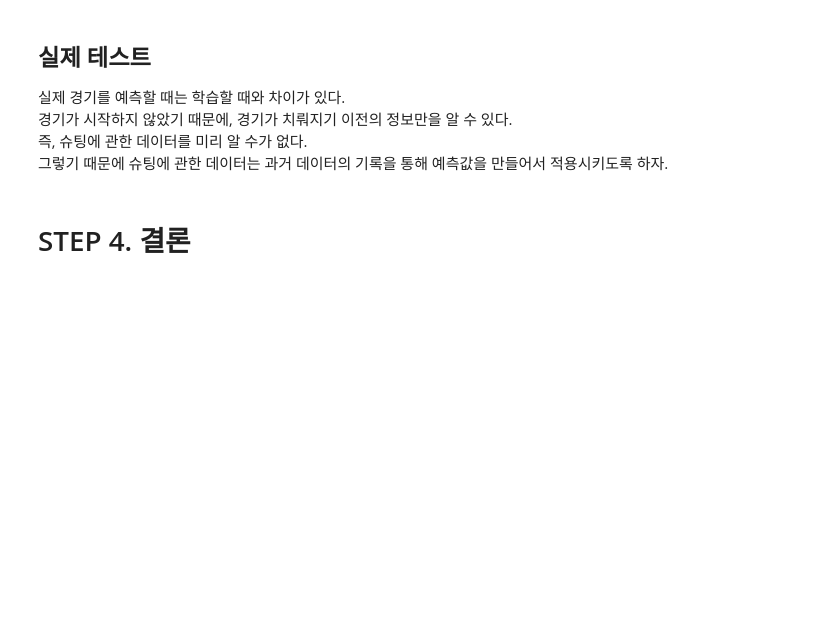
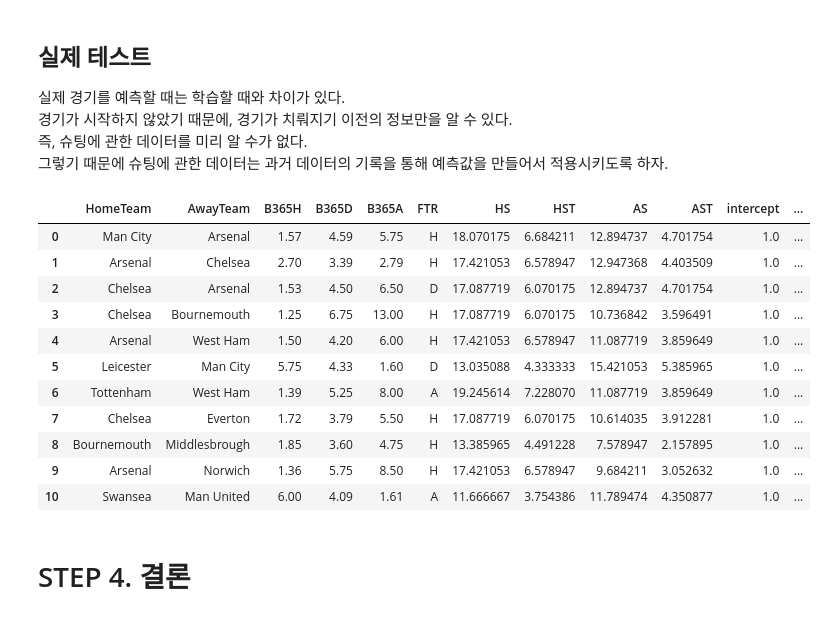
Before and after one commit to sunghoonhong/foot-ball-analysis, a Jupyter notebook: report.ipynb, the cells around one changed output. Cells and saved outputs as stored; diff of their text form; code cells hidden in the pictures; blank space fills up the shorter version.

```diff
--- a/report.ipynb
+++ b/report.ipynb
@@ -68,6 +68,8 @@ df = pd.concat([df1516,df1617,df1718], ignore_index = True)
 df["HTW"] = (df["FTHG"] > df["FTAG"]).astype(int)
 df["HTD"] = (df["FTHG"] == df["FTAG"]).astype(int)
 df["HTL"] = (df["FTHG"] < df["FTAG"]).astype(int)
+
+efldf = pd.read_csv("/Users/heojaewon/football-analysis/eflresult.csv",sep=',',header=0,engine='python',error_bad_lines=False)
 # %%
 matchDf = df[['FTHG', 'FTAG', 'HTHG',
        'HTAG', 'HS', 'AS', 'HST', 'AST', 'HF', 'AF', 'HC',
@@ -136,7 +138,7 @@ s2.columns = ['Team', 'S', 'ST', 'W', 'D', 'L']
 # 모든 게임
 gameDf = pd.concat([s1,s2],ignore_index=True)
 group = gameDf.groupby(gameDf['Team'])
-teamDf = group.mean().reset_index()
+teamDf = group.mean()
 teamDf["SAcc"] = teamDf['ST'] / teamDf['S']
 
 mid = teamDf['W'].quantile(0.5)
@@ -144,7 +146,7 @@ teamDf['Strong'] = teamDf['W'] >= mid
 
 # 홈팀 기준
 group = df[['HomeTeam','HS','HST','HTW','HTD','HTL']].groupby(df['HomeTeam'])
-teamDfHome = group.mean().reset_index()
+teamDfHome = group.mean()
 teamDfHome["HSAcc"] = teamDfHome['HST'] / teamDfHome['HS']
 
 mid = teamDfHome['HTW'].quantile(0.5)
@@ -152,9 +154,9 @@ teamDfHome["Strong"] = teamDfHome['HTW'] >= mid
 
 # 어웨이팀 기준
 group = df[['AwayTeam','AS','AST','HTW','HTD','HTL']].groupby(df['AwayTeam'])
-teamDfAway = group.mean().reset_index()
-teamDfAway.columns = ['AwayTeam','AS','AST','ATL','ATD','ATW']
-teamDfAway = teamDfAway[['AwayTeam','AS','AST','ATW','ATD','ATL']]
+teamDfAway = group.mean()
+teamDfAway.columns = ['AS','AST','ATL','ATD','ATW']
+teamDfAway = teamDfAway[['AS','AST','ATW','ATD','ATL']]
 teamDfAway["ASAcc"] = teamDfAway['AST'] / teamDfAway['AS']
 
 mid = teamDfAway['ATW'].quantile(0.5)
@@ -259,5 +291,41 @@ logistic_predict['HTLp'] = adata["predict"]
 경기가 시작하지 않았기 때문에, 경기가 치뤄지기 이전의 정보만을 알 수 있다.
 즉, 슈팅에 관한 데이터를 미리 알 수가 없다.
 그렇기 때문에 슈팅에 관한 데이터는 과거 데이터의 기록을 통해 예측값을 만들어서 적용시키도록 하자.
+# %%
+hs_dict = teamDfHome['HS'].T.to_dict()
+hst_dict = teamDfHome['HST'].T.to_dict()
+as_dict = teamDfAway['AS'].T.to_dict()
+ast_dict = teamDfAway['AST'].T.to_dict()
+
+efldf['HS'] = efldf['HomeTeam'].map(hs_dict)
+efldf['HST'] = efldf['HomeTeam'].map(hst_dict)
+efldf['AS'] = efldf['AwayTeam'].map(as_dict)
+efldf['AST'] = efldf['AwayTeam'].map(ast_dict)
+efldf['intercept'] = 1.0
+
+efldf["pHTH"] = hresult.predict(efldf[train_cols_h])
+efldf["pHTD"] = dresult.predict(efldf[train_cols_d])
+efldf["pHTA"] = aresult.predict(efldf[train_cols_a])
+
+cases = ['pHTH','pHTD','pHTA']
+guess = efldf[cases].idxmax(axis=1).map(lambda x: x[-1])
+guess
+
+efldf['pHT'] = (efldf['FTR']==guess).astype(int)
+
+efldf
+# %% [output]
+|  | HomeTeam | AwayTeam | B365H | B365D | B365A | FTR | HS | HST | AS | AST | intercept | ... |
+| 0 | Man City | Arsenal | 1.57 | 4.59 | 5.75 | H | 18.070175 | 6.684211 | 12.894737 | 4.701754 | 1.0 | ... |
+| 1 | Arsenal | Chelsea | 2.70 | 3.39 | 2.79 | H | 17.421053 | 6.578947 | 12.947368 | 4.403509 | 1.0 | ... |
+| 2 | Chelsea | Arsenal | 1.53 | 4.50 | 6.50 | D | 17.087719 | 6.070175 | 12.894737 | 4.701754 | 1.0 | ... |
+| 3 | Chelsea | Bournemouth | 1.25 | 6.75 | 13.00 | H | 17.087719 | 6.070175 | 10.736842 | 3.596491 | 1.0 | ... |
+| 4 | Arsenal | West Ham | 1.50 | 4.20 | 6.00 | H | 17.421053 | 6.578947 | 11.087719 | 3.859649 | 1.0 | ... |
+| 5 | Leicester | Man City | 5.75 | 4.33 | 1.60 | D | 13.035088 | 4.333333 | 15.421053 | 5.385965 | 1.0 | ... |
+| 6 | Tottenham | West Ham | 1.39 | 5.25 | 8.00 | A | 19.245614 | 7.228070 | 11.087719 | 3.859649 | 1.0 | ... |
+| 7 | Chelsea | Everton | 1.72 | 3.79 | 5.50 | H | 17.087719 | 6.070175 | 10.614035 | 3.912281 | 1.0 | ... |
+| 8 | Bournemouth | Middlesbrough | 1.85 | 3.60 | 4.75 | H | 13.385965 | 4.491228 | 7.578947 | 2.157895 | 1.0 | ... |
+| 9 | Arsenal | Norwich | 1.36 | 5.75 | 8.50 | H | 17.421053 | 6.578947 | 9.684211 | 3.052632 | 1.0 | ... |
+| 10 | Swansea | Man United | 6.00 | 4.09 | 1.61 | A | 11.666667 | 3.754386 | 11.789474 | 4.350877 | 1.0 | ... |
 # %% [markdown]
 # STEP 4. 결론
```
Also changed, not shown: parts of 3 cells of this notebook, 2 other files.
